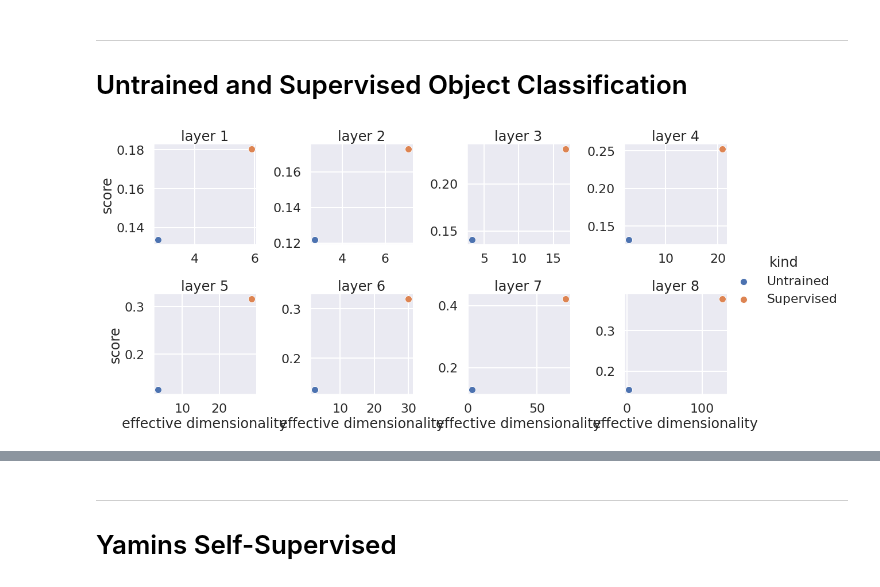
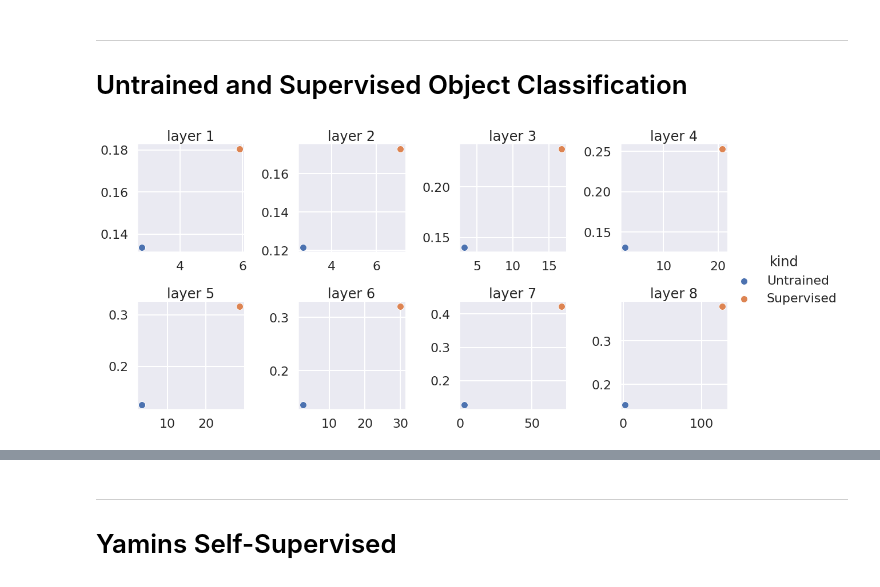
Before and after one commit to EricElmoznino/encoder_dimensionality, a Jupyter notebook: notebooks/explore_encoding_vs_eigmetrics.ipynb, the cells around one changed output, grey strips where cells are left out. Drawn from its saved outputs; the diff is of its cells as text; code cells hidden in the pictures.

```diff
--- a/notebooks/explore_encoding_vs_eigmetrics.ipynb
+++ b/notebooks/explore_encoding_vs_eigmetrics.ipynb
@@ -35,11 +35,13 @@ data.head()
 # %%
 results = data[(data.source == 'PyTorch') &
                (data.architecture == 'ResNet18')]
 g = plot_correlations(data=results, x=eigmetric, y='score', hue='kind', grid='layer',
                       grid_kwargs={'height': 4, 'sharex': False, 'sharey': False, 'col_wrap': 4})
 for i, ax in enumerate(g.axes.flat):
     ax.set_title(f'layer {i + 1}')
+g.set(xlabel=None, ylabel=None)
+plt.tight_layout()
 g.add_legend()
 plt.show()
 # %% [output]
-[figure, old version]
+[figure, new version]
```
Also changed, not shown: parts of 5 cells of this notebook.
